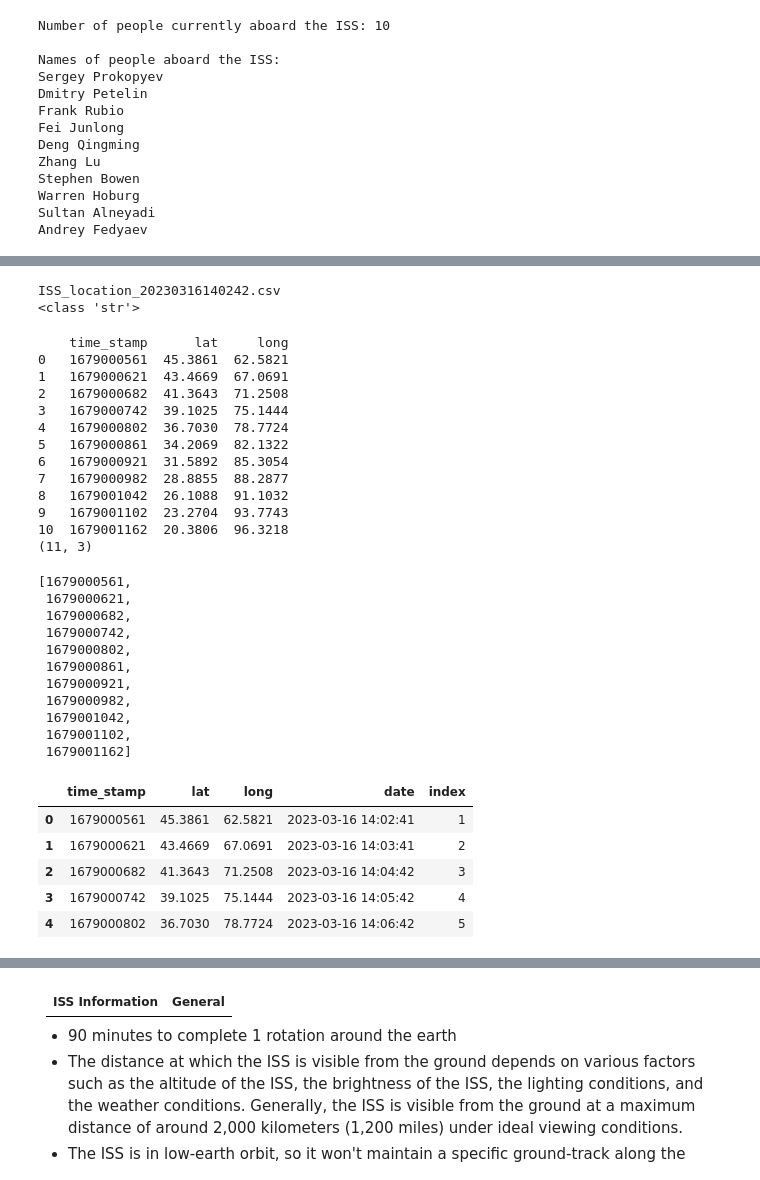
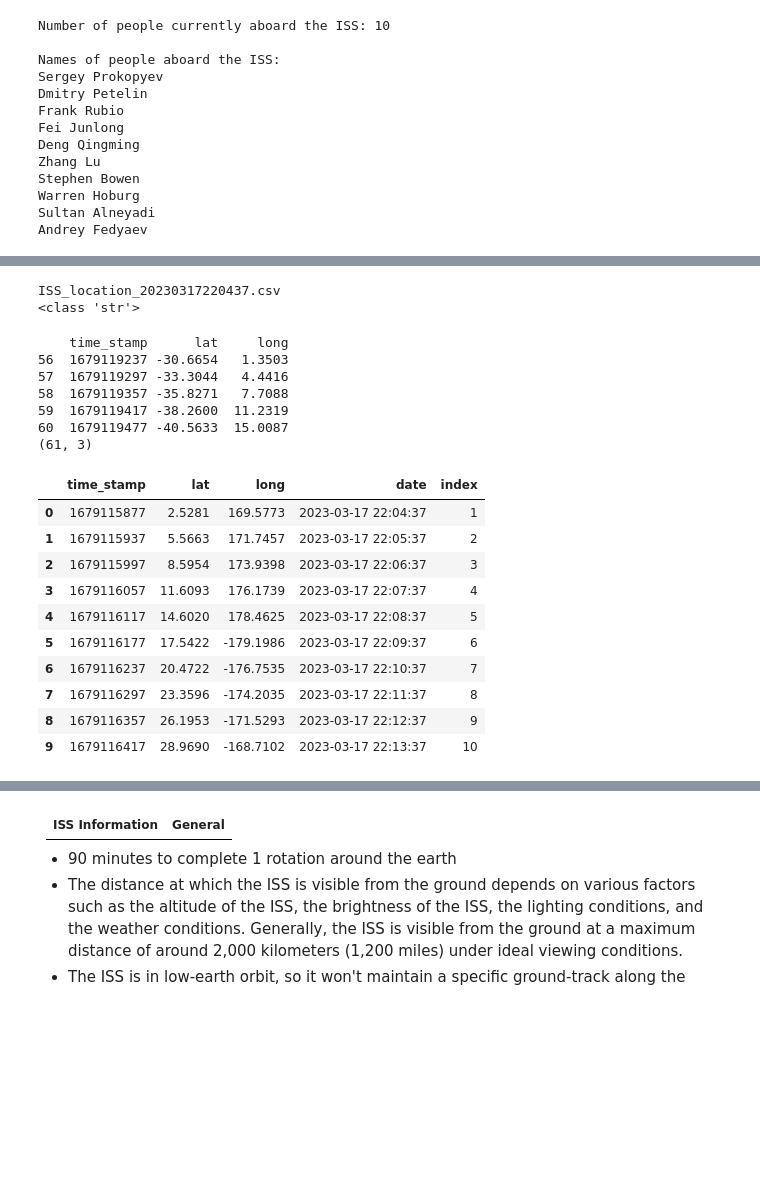
Before and after one commit to sudz4/space-station, a Jupyter notebook: main3.ipynb, the cells around one changed output, grey strips where cells are left out. Saved outputs shown, nothing was run; the diff lists cells and outputs as text; code cells hidden in the pictures; blank space fills up the shorter version.

```diff
--- a/main3.ipynb
+++ b/main3.ipynb
@@ -152,7 +170,9 @@ if record_data_ON == True:
         counter += 1
 
         # collect 10mins of data
-        if len(iss_rt_tracking_data) > 10: # 10mins (11 rounds starting from zero)
+        # if len(iss_rt_tracking_data) > 10: # 10mins (11 rounds starting from zero)
+        #     break
+        if len(iss_rt_tracking_data) > 60: # 60mins (61 rounds starting from zero)
             break
 
         # safety break
@@ -179,74 +205,62 @@ iss_flight_record_file = 'ISS_location_' + date_save_as + '.csv'
 print(iss_flight_record_file)
 print(type(iss_flight_record_file))
 # %% [output]
-ISS_location_20230316140242.csv
+ISS_location_20230317220437.csv
 <class 'str'>
 # %%
 # load historical data
 iss_flight_record = pd.read_csv(iss_flight_record_file)
 
-print(iss_flight_record)
+# print(iss_flight_record)
+print(iss_flight_record.tail())
 print(iss_flight_record.shape)
 # %% [output]
     time_stamp      lat     long
-0   1679000561  45.3861  62.5821
-1   1679000621  43.4669  67.0691
-2   1679000682  41.3643  71.2508
-3   1679000742  39.1025  75.1444
-4   1679000802  36.7030  78.7724
-5   1679000861  34.2069  82.1322
-6   1679000921  31.5892  85.3054
-7   1679000982  28.8855  88.2877
-8   1679001042  26.1088  91.1032
-9   1679001102  23.2704  93.7743
-10  1679001162  20.3806  96.3218
-(11, 3)
+56  1679119237 -30.6654   1.3503
+57  1679119297 -33.3044   4.4416
+58  1679119357 -35.8271   7.7088
+59  1679119417 -38.2600  11.2319
+60  1679119477 -40.5633  15.0087
+(61, 3)
 # %%
 """
 The timestamp 1678990112 represents a specific point in time,
 measured in seconds since the Unix epoch, which is January 1, 1970, 00:00:00 UTC
 """
 # test list comprehension
-[d for d in iss_flight_record['time_stamp']]
+# [d for d in iss_flight_record['time_stamp']]
-# %% [output]
-[1679000561,
- 1679000621,
- 1679000682,
- 1679000742,
- 1679000802,
- 1679000861,
- 1679000921,
- 1679000982,
- 1679001042,
- 1679001102,
- 1679001162]
 # %%
 # re-import this function to get the fromtimestamp()function
 from datetime import datetime
 
 """
 Convert thetimestamp to a datetime object using the datetime library,
 to determine the exact date and time that it corresponds to
 """
 date_time = [datetime.fromtimestamp(dt) for dt in iss_flight_record['time_stamp']]
 
 # date_time
 
 # pass date_time back to the original df as a new feature called 'date'
 iss_flight_record['date'] = date_time
 
 # add a plot size from oldest to newest
 iss_flight_record['index'] = range(1,len(iss_flight_record)+1)
 
 # look at the df
-iss_flight_record.head()
+iss_flight_record.head(10)
 # %% [output]
 |  | time_stamp | lat | long | date | index |
-| 0 | 1679000561 | 45.3861 | 62.5821 | 2023-03-16 14:02:41 | 1 |
-| 1 | 1679000621 | 43.4669 | 67.0691 | 2023-03-16 14:03:41 | 2 |
-| 2 | 1679000682 | 41.3643 | 71.2508 | 2023-03-16 14:04:42 | 3 |
-| 3 | 1679000742 | 39.1025 | 75.1444 | 2023-03-16 14:05:42 | 4 |
-| 4 | 1679000802 | 36.7030 | 78.7724 | 2023-03-16 14:06:42 | 5 |
+| 0 | 1679115877 | 2.5281 | 169.5773 | 2023-03-17 22:04:37 | 1 |
+| 1 | 1679115937 | 5.5663 | 171.7457 | 2023-03-17 22:05:37 | 2 |
+| 2 | 1679115997 | 8.5954 | 173.9398 | 2023-03-17 22:06:37 | 3 |
+| 3 | 1679116057 | 11.6093 | 176.1739 | 2023-03-17 22:07:37 | 4 |
+| 4 | 1679116117 | 14.6020 | 178.4625 | 2023-03-17 22:08:37 | 5 |
+| 5 | 1679116177 | 17.5422 | -179.1986 | 2023-03-17 22:09:37 | 6 |
+| 6 | 1679116237 | 20.4722 | -176.7535 | 2023-03-17 22:10:37 | 7 |
+| 7 | 1679116297 | 23.3596 | -174.2035 | 2023-03-17 22:11:37 | 8 |
+| 8 | 1679116357 | 26.1953 | -171.5293 | 2023-03-17 22:12:37 | 9 |
+| 9 | 1679116417 | 28.9690 | -168.7102 | 2023-03-17 22:13:37 | 10 |
 # %%
 # reorder the df columns
 iss_fr_df_cols = ['index','time_stamp','date','lat','long']
```
Also changed, not shown: parts of 11 cells of this notebook.
